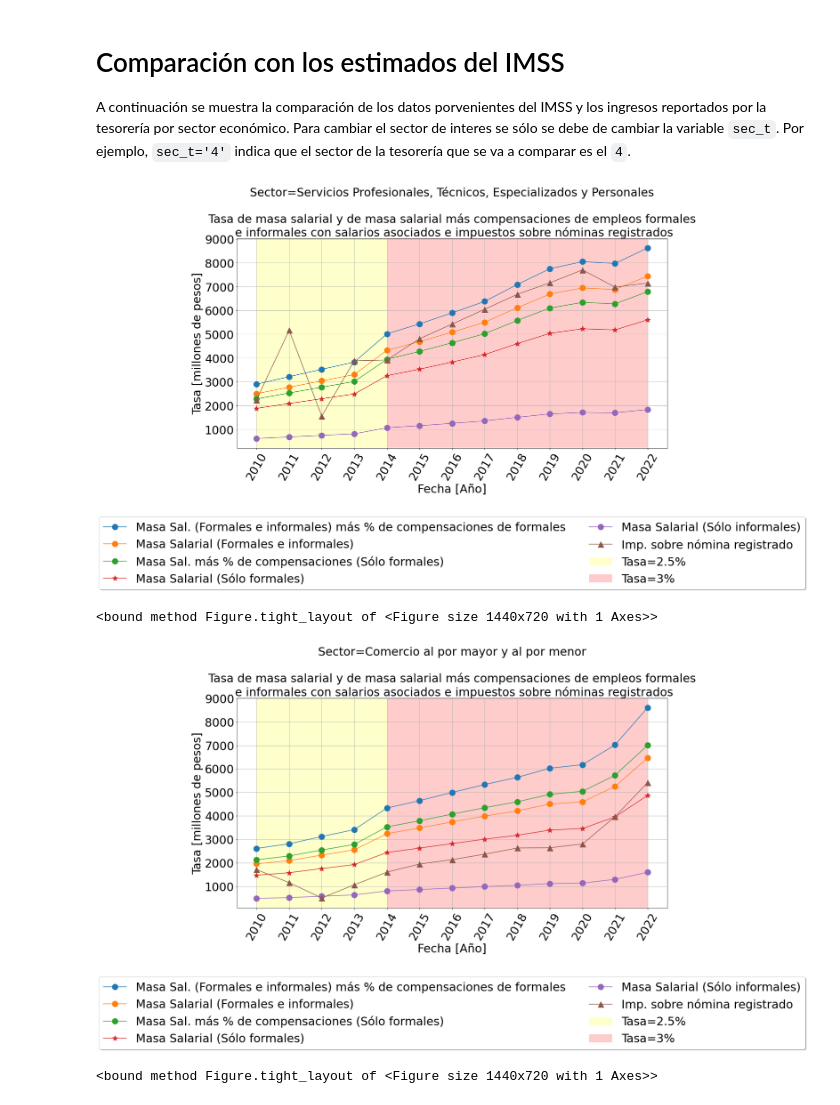
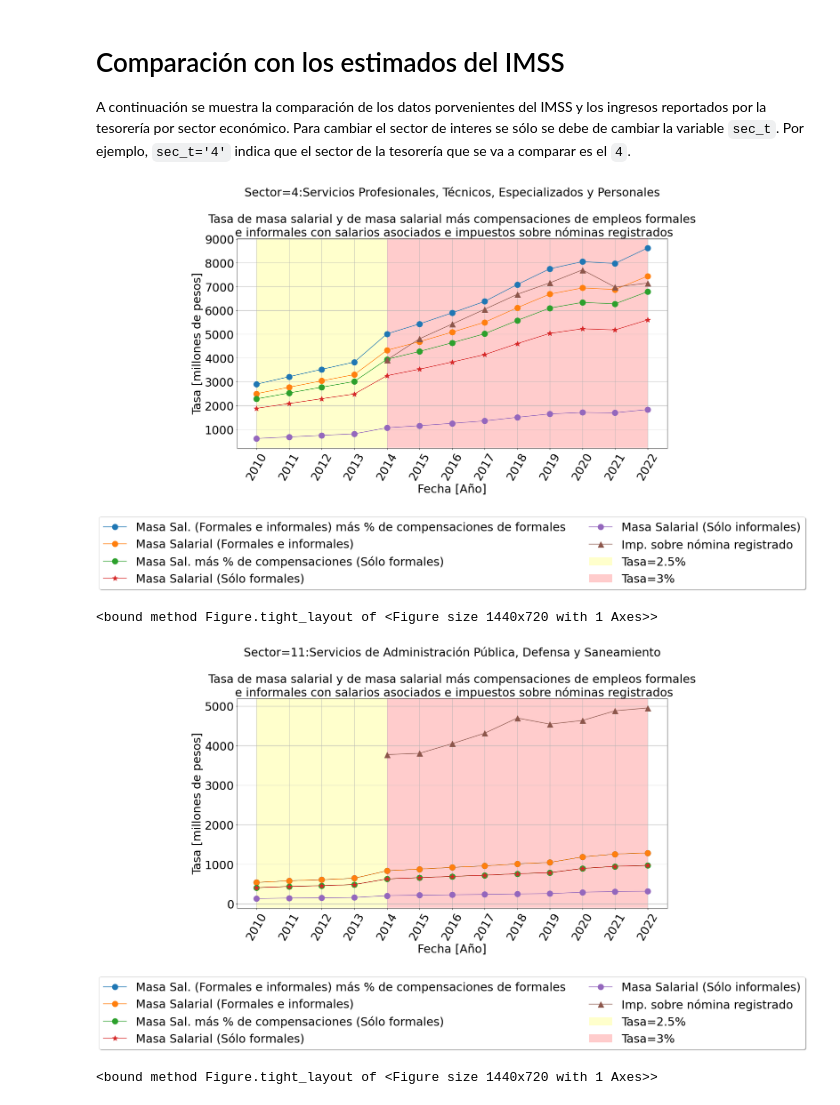
Before and after one commit to milocortes/tesoreria_cdmx, a Jupyter notebook: IMSS_NOMINA/src/Masa_salarial_Sectores_IMSS_Tesorería.ipynb, the cells around one changed output. Drawn from its saved outputs; the diff is of its cells as text; code cells hidden in the pictures.

Commit message:
IMSS_tesoreria

```diff
--- a/IMSS_NOMINA/src/Masa_salarial_Sectores_IMSS_Tesorería.ipynb
+++ b/IMSS_NOMINA/src/Masa_salarial_Sectores_IMSS_Tesorería.ipynb
@@ -341,7 +341,7 @@ ax.plot(1e-6*df_masa_sal_anual['masa_sal_ta_tesoreria_'+str(sec_t)+'_tasa_anual_
 
 # ax.plot(ingresos[ingresos['Status']=='Estimado'][ingresos['Año']>=2010]['Sobre  nóminas'].values,'o-',label='Imp. sobre nómina estimado')
 
-ax.plot(df_impuestos_por_sector['impuesto_'+str(sec_t)] ,'^-',markersize=markersize,label='Imp. sobre nómina registrado')
+ax.plot(df_impuestos_por_sector['impuesto_'+str(sec_t)][4:] ,'^-',markersize=markersize,label='Imp. sobre nómina registrado')
 
     # ax.yaxis.set_label('ta')
 font_size=30
@@ -350,7 +350,7 @@ text = ax.yaxis.get_offset_text()
 
 plt.ylabel('Tasa [millones de pesos]',size=font_size,color='k')
 plt.xlabel('Fecha [Año]',size=font_size,color='k')
-plt.title('Sector='+tesoreria_v15[int(sec_t)]+'\n\n Tasa de masa salarial y de masa salarial más compensaciones de empleos formales \n e informales con salarios asociados e impuestos sobre nóminas registrados',size=font_size,color='k')
+plt.title('Sector='+sec_t+':'+tesoreria_v15[int(sec_t)]+'\n\n Tasa de masa salarial y de masa salarial más compensaciones de empleos formales \n e informales con salarios asociados e impuestos sobre nóminas registrados',size=font_size,color='k')
 plt.xticks(range(0,len(df_masa_sal_anual['Año'].values)-1),list(df_masa_sal_anual['Año'].values[:-1]),rotation=60,color='k',
            size=30 )
 plt.yticks(color='k',size=font_size)
@@ -374,16 +374,16 @@ plt.show()
 fig.tight_layout
 # fig.savefig('Gráficos/Masa_sal_total_anual.png', dpi='figure', format='png')
 # %% [output]
-[figure, old version]
+[figure, new version]
 <bound method Figure.tight_layout of <Figure size 1440x720 with 1 Axes>>
 # %%
 ms='masa_sal_ta'
 
-sec_t='1_2'
+sec_t='11'
 
 from crosswalks_scian_tesoreria import tesoreria_v15
 
-tesoreria_v15['1_2']='Comercio al por mayor y al por menor'
+tesoreria_v15['1_2']='Comercio al por Mayor y al por Menor'
 
 markersize=15
 
@@ -413,40 +413,40 @@ ax.plot(1e-6*df_masa_sal_anual['masa_sal_ta_tesoreria_'+str(sec_t)+'_tasa_anual_
 
 # ax.plot(ingresos[ingresos['Status']=='Estimado'][ingresos['Año']>=2010]['Sobre  nóminas'].values,'o-',label='Imp. sobre nómina estimado')
 
-ax.plot(df_impuestos_por_sector['impuesto_1']+df_impuestos_por_sector['impuesto_2'] ,'^-',markersize=markersize,label='Imp. sobre nómina registrado')
+ax.plot(df_impuestos_por_sector['impuesto_'+str(sec_t)][4:] ,'^-',markersize=markersize,label='Imp. sobre nómina registrado')
 
     # ax.yaxis.set_label('ta')
 font_size=30
 # Get the text object
 text = ax.yaxis.get_offset_text()
 
 plt.ylabel('Tasa [millones de pesos]',size=font_size,color='k')
 plt.xlabel('Fecha [Año]',size=font_size,color='k')
-plt.title('Sector='+tesoreria_v15[sec_t]+'\n\n Tasa de masa salarial y de masa salarial más compensaciones de empleos formales \n e informales con salarios asociados e impuestos sobre nóminas registrados',size=font_size,color='k')
+plt.title('Sector='+sec_t+':'+tesoreria_v15[int(sec_t)]+'\n\n Tasa de masa salarial y de masa salarial más compensaciones de empleos formales \n e informales con salarios asociados e impuestos sobre nóminas registrados',size=font_size,color='k')
 plt.xticks(range(0,len(df_masa_sal_anual['Año'].values)-1),list(df_masa_sal_anual['Año'].values[:-1]),rotation=60,color='k',
            size=30 )
 plt.yticks(color='k',size=font_size)
 
 # ax.legend(prop={'size': 30})
 # ax.grid(True)
 
 ax.axvspan(0, 4, facecolor='yellow', alpha=0.2,label='Tasa=2.5%')
 ax.axvspan(4, len(df_masa_sal_anual['Año'].values)-2, facecolor='red', alpha=0.2,label='Tasa=3%')
 
 # ax.legend(prop={'size': 30})
 
 ax.legend(prop={'size': 30},loc='upper center', bbox_to_anchor=(0.5, -0.3),
           fancybox=True, shadow=True, ncol=2)
 ax.grid(True)
 # Set the size.
 text.set_size(30) # Overkill!
 
 plt.show()
 
 fig.tight_layout
 # fig.savefig('Gráficos/Masa_sal_total_anual.png', dpi='figure', format='png')
 # %% [output]
-[figure, old version]
+[figure, new version]
 <bound method Figure.tight_layout of <Figure size 1440x720 with 1 Axes>>
 # %%
 ms='masa_sal_ta'
```
Also changed, not shown: parts of 3 cells of this notebook.
